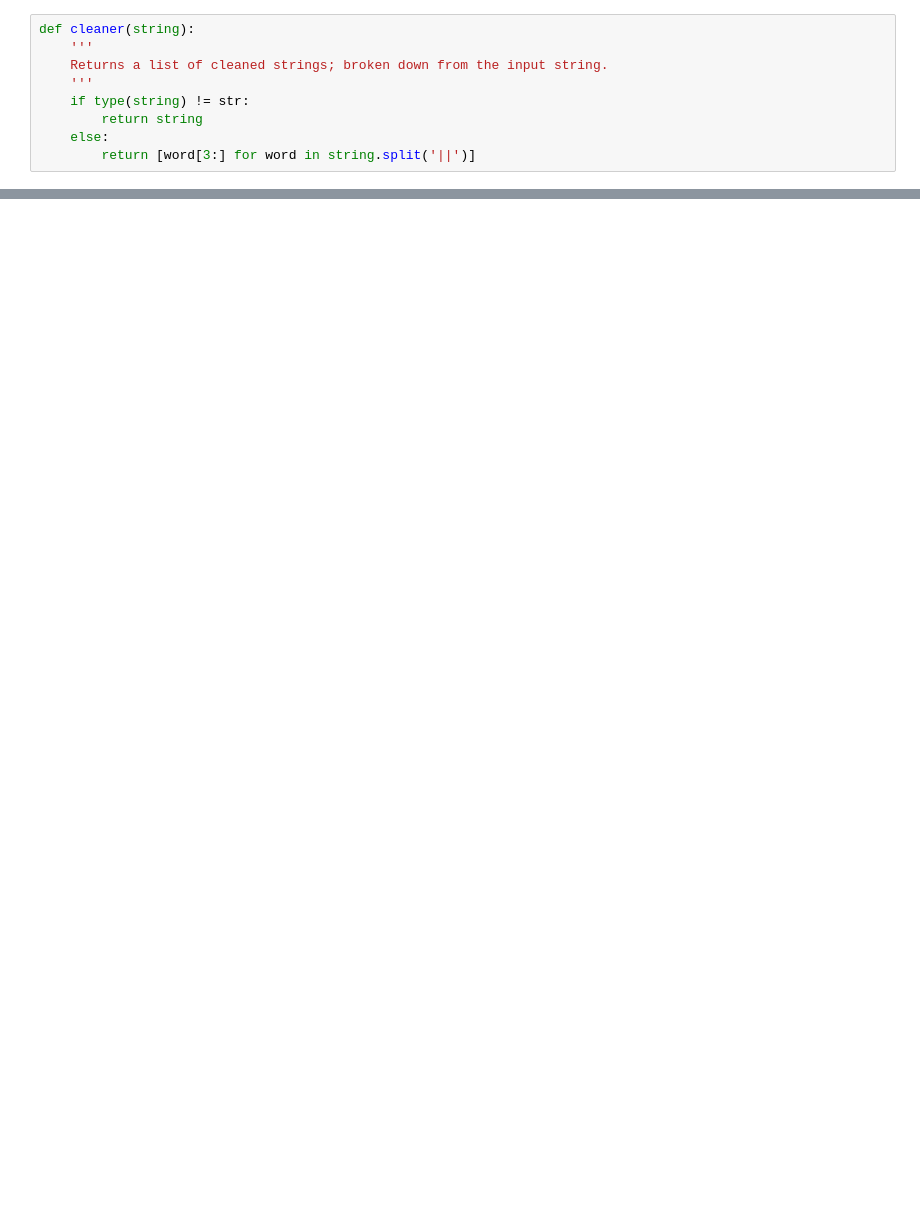
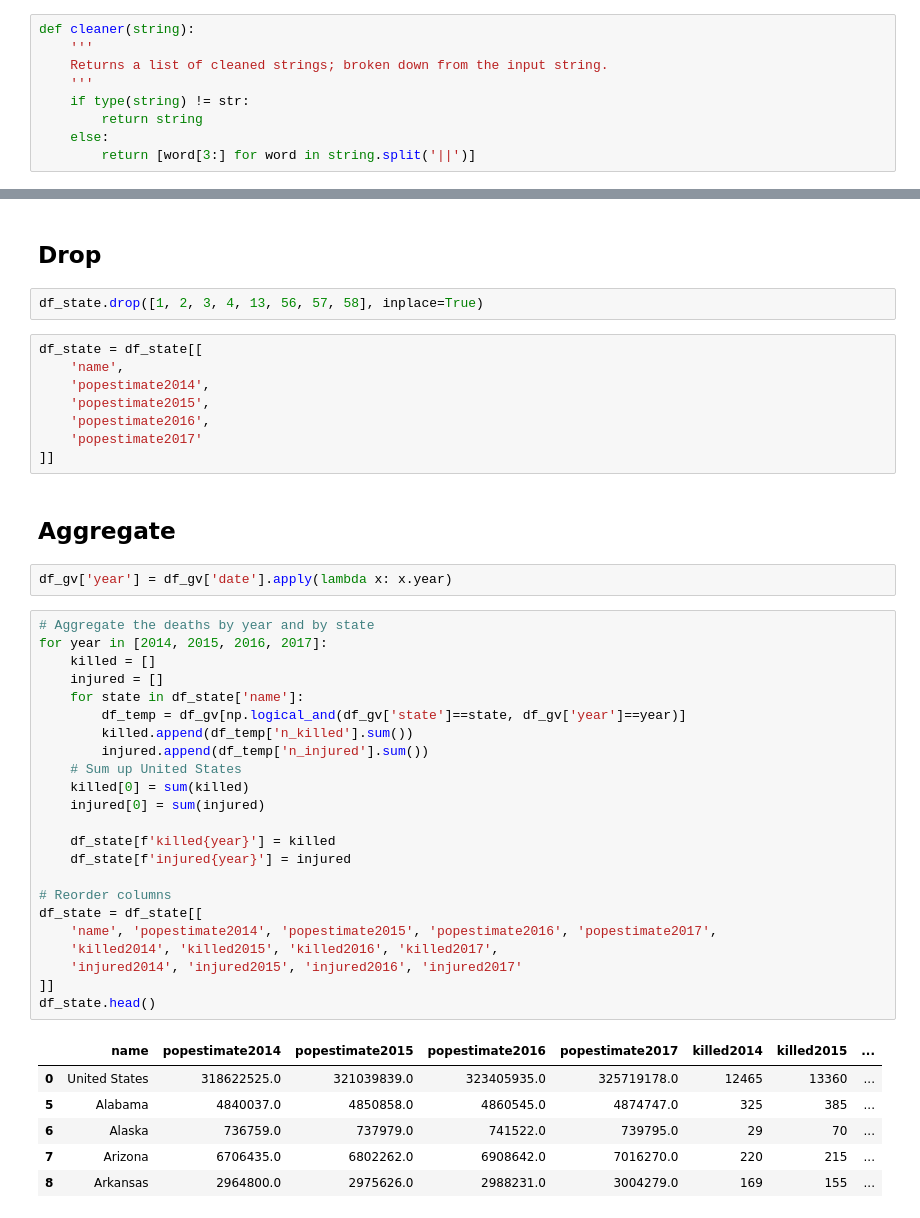
Before and after one commit to blairdev1023/gun_violence, a Jupyter notebook: clean.ipynb, the cells around one changed output, grey strips where cells are left out. Cells and saved outputs as stored; diff of their text form; blank space fills up the shorter version.

```diff
--- a/clean.ipynb
+++ b/clean.ipynb
@@ -100,0 +131,46 @@ df.to_csv('data/gun_violence_clean.csv', index=False)
+# %% [markdown]
+## Drop
+# %%
+df_state.drop([1, 2, 3, 4, 13, 56, 57, 58], inplace=True)
+# %%
+df_state = df_state[[
+    'name',
+    'popestimate2014',
+    'popestimate2015',
+    'popestimate2016',
+    'popestimate2017'
+]]
+# %% [markdown]
+## Aggregate
+# %%
+df_gv['year'] = df_gv['date'].apply(lambda x: x.year)
+# %%
+# Aggregate the deaths by year and by state
+for year in [2014, 2015, 2016, 2017]:
+    killed = []
+    injured = []
+    for state in df_state['name']:
+        df_temp = df_gv[np.logical_and(df_gv['state']==state, df_gv['year']==year)]
+        killed.append(df_temp['n_killed'].sum())
+        injured.append(df_temp['n_injured'].sum())
+    # Sum up United States
+    killed[0] = sum(killed)
+    injured[0] = sum(injured)
+
+    df_state[f'killed{year}'] = killed
+    df_state[f'injured{year}'] = injured
+
+# Reorder columns
+df_state = df_state[[
+    'name', 'popestimate2014', 'popestimate2015', 'popestimate2016', 'popestimate2017',
+    'killed2014', 'killed2015', 'killed2016', 'killed2017',
+    'injured2014', 'injured2015', 'injured2016', 'injured2017'
+]]
+df_state.head()
+# %% [output]
+|  | name | popestimate2014 | popestimate2015 | popestimate2016 | popestimate2017 | killed2014 | killed2015 | ... |
+| 0 | United States | 318622525.0 | 321039839.0 | 323405935.0 | 325719178.0 | 12465 | 13360 | ... |
+| 5 | Alabama | 4840037.0 | 4850858.0 | 4860545.0 | 4874747.0 | 325 | 385 | ... |
+| 6 | Alaska | 736759.0 | 737979.0 | 741522.0 | 739795.0 | 29 | 70 | ... |
+| 7 | Arizona | 6706435.0 | 6802262.0 | 6908642.0 | 7016270.0 | 220 | 215 | ... |
+| 8 | Arkansas | 2964800.0 | 2975626.0 | 2988231.0 | 3004279.0 | 169 | 155 | ... |
```
Also changed, not shown: parts of 15 cells of this notebook.
